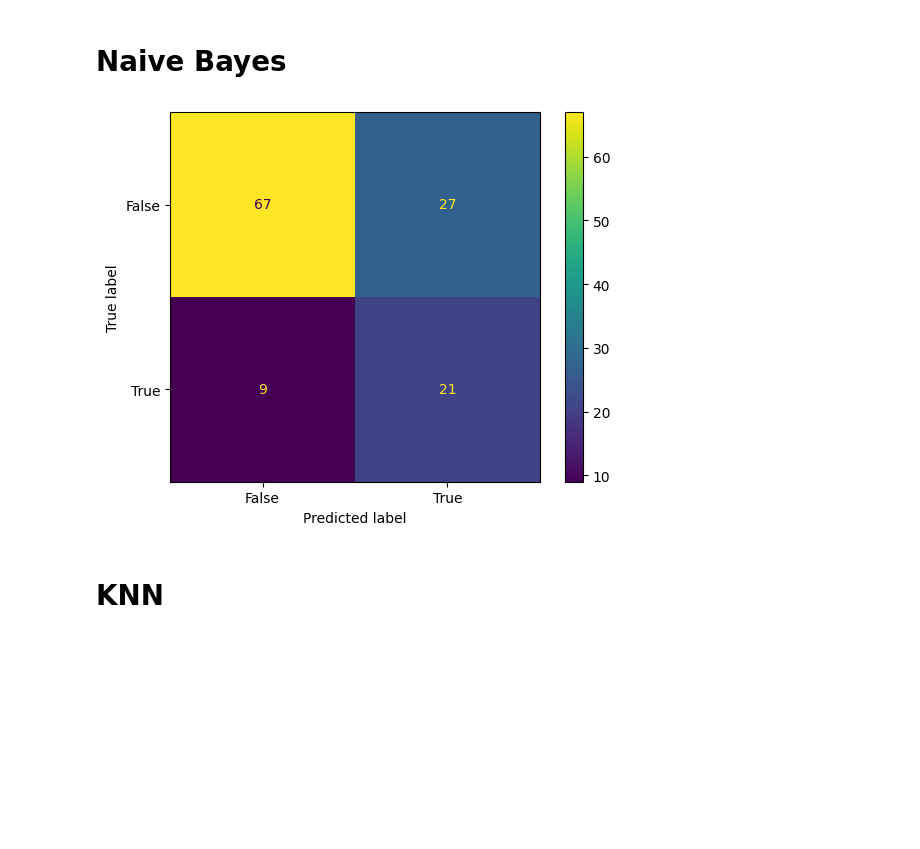
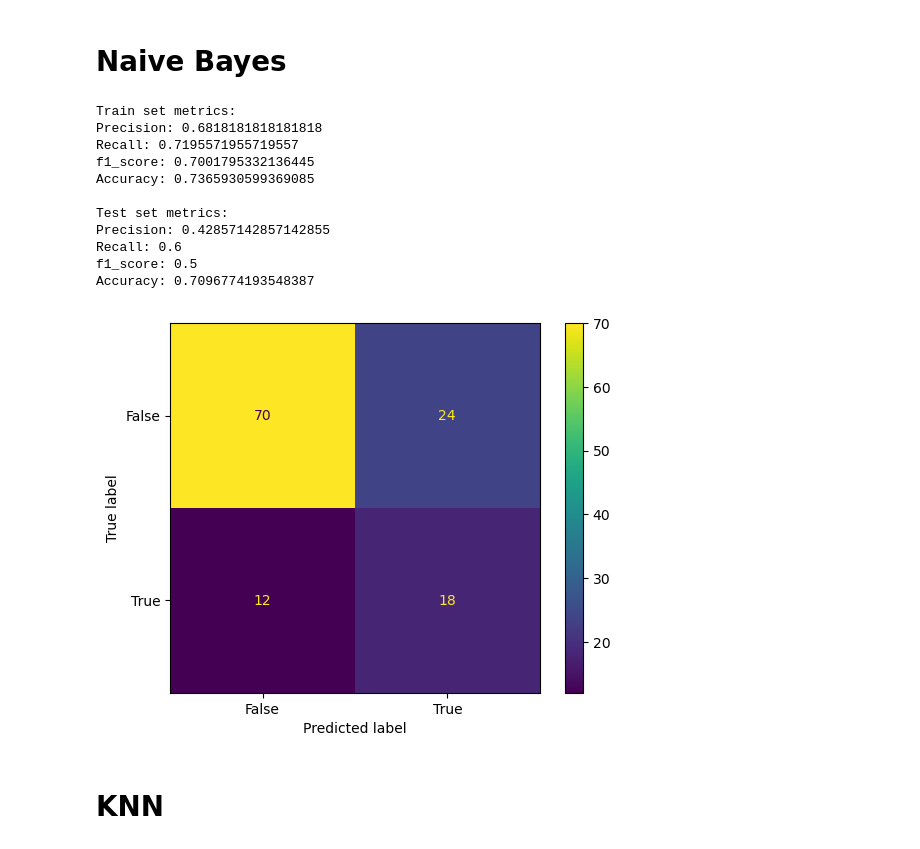
Before and after one commit to asideras/MSc-in-AI-Demokritos-Machine-Learning-Course, a Jupyter notebook: notebooks/murmur_classification.ipynb, the cells around one changed output. Drawn from its saved outputs; the diff is of its cells as text; code cells hidden in the pictures; blank space fills up the shorter version.

```diff
--- a/notebooks/murmur_classification.ipynb
+++ b/notebooks/murmur_classification.ipynb
@@ -218,19 +250,48 @@ Confusion matrix:
 # %%
 new_X_train = np.append(X_train,X_val,axis=0)
 new_y_train = np.append(y_train,y_val,axis=0)
 
 clf2 = GaussianNB()
 clf2.fit(new_X_train, new_y_train)
+
+
+y_train_pred  =  clf2.predict(new_X_train)
+print('Train set metrics:')
+print(f'Precision: {precision_score(new_y_train,y_train_pred)}')
+print(f'Recall: {recall_score(new_y_train,y_train_pred)}')
+print(f'f1_score: {f1_score(new_y_train,y_train_pred)}')
+print(f'Accuracy: {accuracy_score(new_y_train,y_train_pred)}\n')
+
 y_pred = clf2.predict(X_test)
 print_metrics(y_test,y_pred,f,"Naive Bayes")
+
+print('Test set metrics:')
+print(f'Precision: {precision_score(y_test,y_pred)}')
+print(f'Recall: {recall_score(y_test,y_pred)}')
+print(f'f1_score: {f1_score(y_test,y_pred)}')
+print(f'Accuracy: {accuracy_score(y_test,y_pred)}\n')
+
+
+
 
 cm = confusion_matrix(y_test,y_pred)
 cm_display = ConfusionMatrixDisplay(confusion_matrix = cm, display_labels = [False, True])
 
 cm_display.plot()
 plt.show()
 # %% [output]
+Train set metrics:
+Precision: 0.6818181818181818
+Recall: 0.7195571955719557
+f1_score: 0.7001795332136445
+Accuracy: 0.7365930599369085
+
+Test set metrics:
+Precision: 0.42857142857142855
+Recall: 0.6
+f1_score: 0.5
+Accuracy: 0.7096774193548387
-[figure, old version]
+[figure, new version]
 # %% [markdown]
 # KNN
 # %%
```
Also changed, not shown: parts of 60 cells of this notebook, 8 other files.
